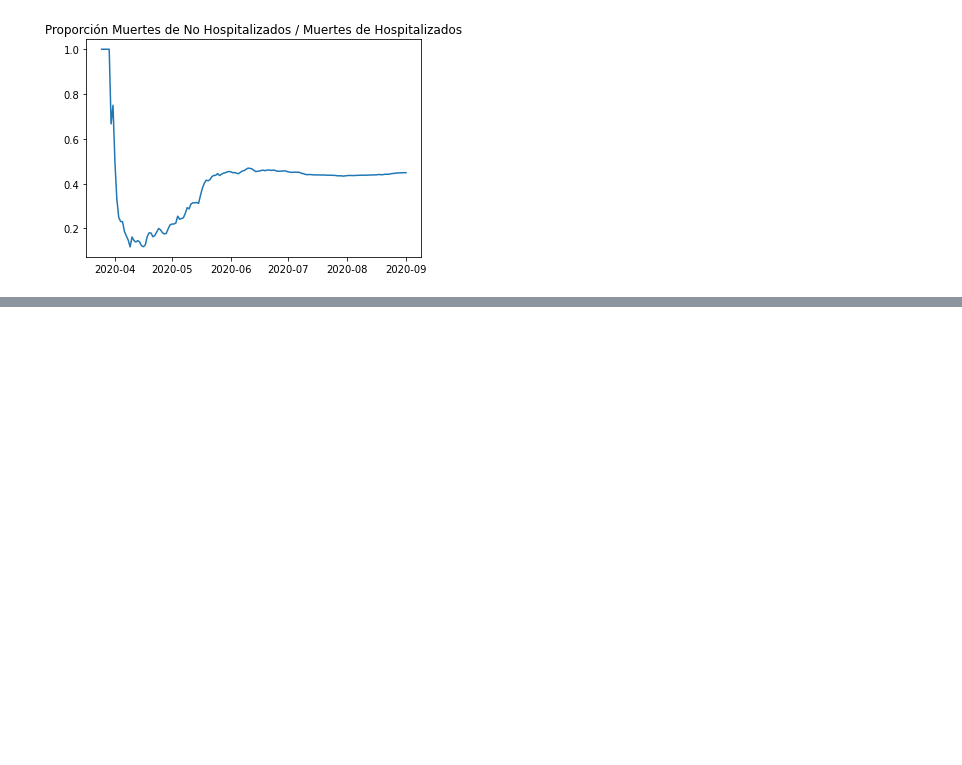
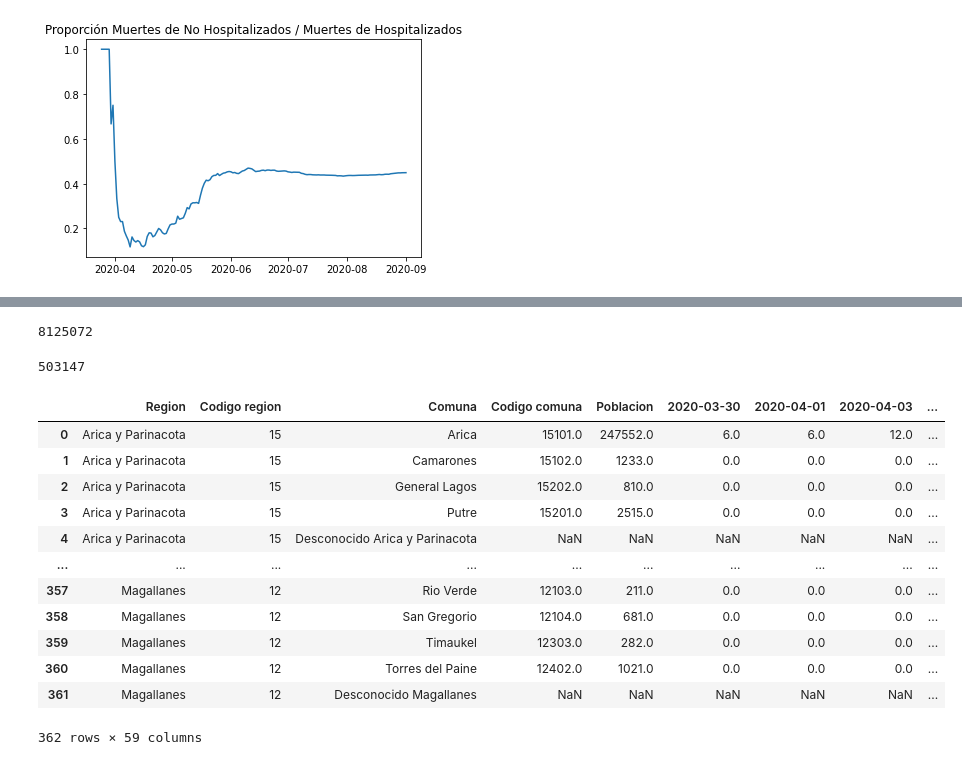
Before and after one commit to DLab/covid19geomodeller, a Jupyter notebook: DataFit/COVID19 Data Analysis.ipynb, the cells around one changed output, grey strips where cells are left out. Cells and saved outputs as stored; diff of their text form; code cells hidden in the pictures; blank space fills up the shorter version.

```diff
--- a/DataFit/COVID19 Data Analysis.ipynb
+++ b/DataFit/COVID19 Data Analysis.ipynb
@@ -312,0 +263,4 @@ plt.plot(np.arange(0,60,0.01),sig5)
+# %%
+cutlist.loc[cutlist['state'] == int('13')]['total_pop'].sum()
+# %% [output]
+8125072
@@ -312,0 +269,24 @@ plt.plot(np.arange(0,60,0.01),sig5)
+# %%
+population
+# %% [output]
+503147
+# %%
+endpoint = 'https://raw.githubusercontent.com/MinCiencia/Datos-COVID19/master/output/producto1/Covid-19.csv'
+# %%
+aux = pd.read_csv(endpoint)
+# %%
+aux
+# %% [output]
+|  | Region | Codigo region | Comuna | Codigo comuna | Poblacion | 2020-03-30 | 2020-04-01 | 2020-04-03 | ... |
+| 0 | Arica y Parinacota | 15 | Arica | 15101.0 | 247552.0 | 6.0 | 6.0 | 12.0 | ... |
+| 1 | Arica y Parinacota | 15 | Camarones | 15102.0 | 1233.0 | 0.0 | 0.0 | 0.0 | ... |
+| 2 | Arica y Parinacota | 15 | General Lagos | 15202.0 | 810.0 | 0.0 | 0.0 | 0.0 | ... |
+| 3 | Arica y Parinacota | 15 | Putre | 15201.0 | 2515.0 | 0.0 | 0.0 | 0.0 | ... |
+| 4 | Arica y Parinacota | 15 | Desconocido Arica y Parinacota | NaN | NaN | NaN | NaN | NaN | ... |
+| ... | ... | ... | ... | ... | ... | ... | ... | ... | ... |
+| 357 | Magallanes | 12 | Rio Verde | 12103.0 | 211.0 | 0.0 | 0.0 | 0.0 | ... |
+| 358 | Magallanes | 12 | San Gregorio | 12104.0 | 681.0 | 0.0 | 0.0 | 0.0 | ... |
+| 359 | Magallanes | 12 | Timaukel | 12303.0 | 282.0 | 0.0 | 0.0 | 0.0 | ... |
+| 360 | Magallanes | 12 | Torres del Paine | 12402.0 | 1021.0 | 0.0 | 0.0 | 0.0 | ... |
+| 361 | Magallanes | 12 | Desconocido Magallanes | NaN | NaN | NaN | NaN | NaN | ... |
+362 rows × 59 columns
```
Also changed, not shown: parts of 38 cells of this notebook, 2 other files.
